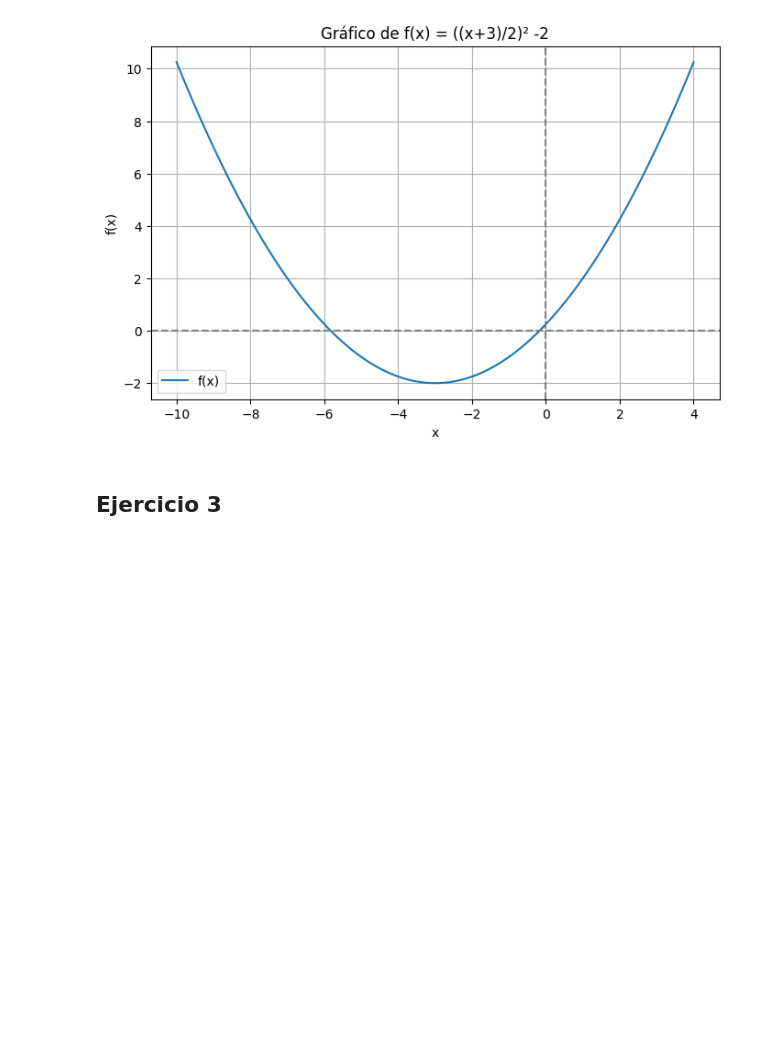
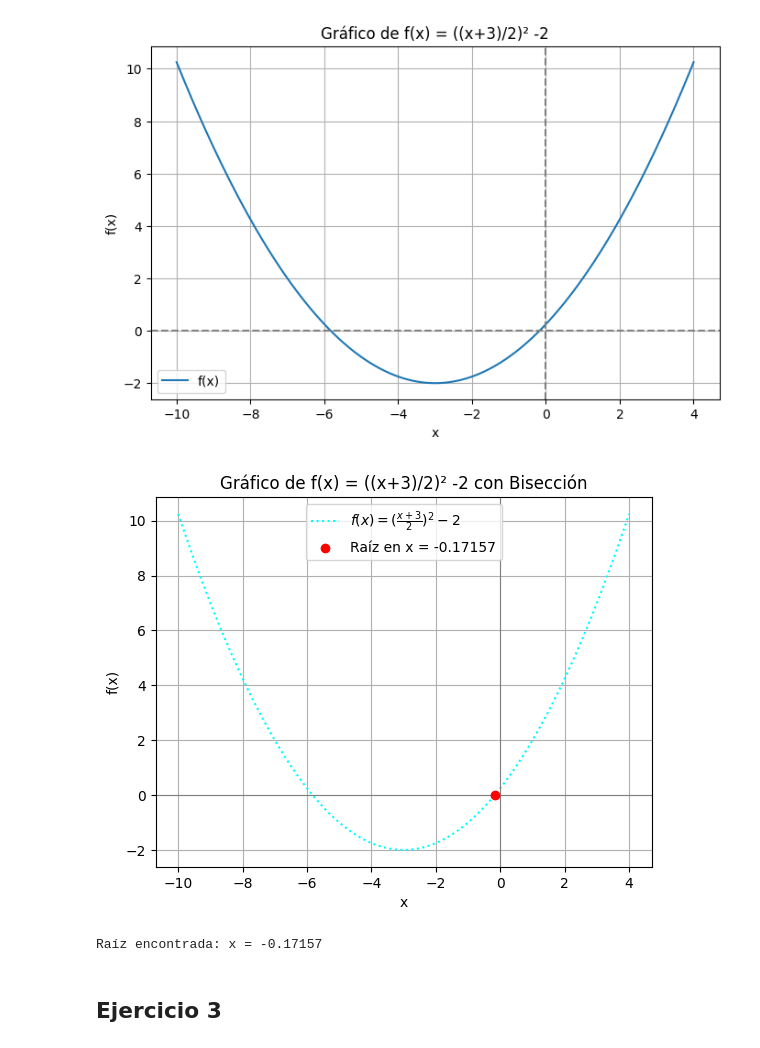
Before and after one commit to dxcam/TalleresMetodosNumericos, a Jupyter notebook: Taller02/taller02cc.ipynb, the cells around one changed output. Drawn from its saved outputs; the diff is of its cells as text; code cells hidden in the pictures; blank space fills up the shorter version.

```diff
--- a/Taller02/taller02cc.ipynb
+++ b/Taller02/taller02cc.ipynb
@@ -174,6 +174,81 @@ plt.legend()
 plt.show()
 # %% [output]
 [figure]
+# %%
+import matplotlib.pyplot as plt
+import numpy as np
+
+# Definir la función f(x)
+def f(x):
+    return (((x+3)/2)**2 - 2 )
+
+# Algoritmo de bisección
+def bisection_method(f, a, b, tol=1e-5, max_iter=1000):
+    # Verificar que los signos de f(a) y f(b) sean opuestos
+    if f(a) * f(b) >= 0:
+        print("No se puede aplicar el método de bisección. Los signos de f(a) y f(b) deben ser opuestos.")
+        return None
+
+    iter_count = 0
+    while (b - a) / 2.0 > tol:
+        # Punto medio
+        c = (a + b) / 2.0
+        # Verificar si el punto medio es una raíz
+        if f(c) == 0:
+            return c
+        # Actualizar el intervalo
+        elif f(c) * f(a) < 0:
+            b = c
+        else:
+            a = c
+
+        iter_count += 1
+        if iter_count > max_iter:
+            print("Se alcanzó el número máximo de iteraciones.")
+            return None
+
+    return (a + b) / 2.0
+
+# Definir el rango de valores para x
+x = np.linspace(-10, 4, 800)
+y = f(x)
+
+# Graficar la función con la línea de puntos
+plt.plot(x, y, label=r'$f(x) = (\frac{x+3}{2})^2-2$', color='cyan', linestyle=':')
+
+# Definir el intervalo [a, b] donde se busca la raíz
+a = -4
+b = 2
+
+# Llamar al método de bisección
+root = bisection_method(f, a, b)
+
+# Mostrar la raíz encontrada en la gráfica
+if root is not None:
+    plt.scatter(root, f(root), color='red', zorder=5, label=f'Raíz en x = {root:.5f}')
+
+# Agregar título y etiquetas
+plt.title('Gráfico de f(x) = ((x+3)/2)² -2 con Bisección')
+plt.xlabel('x')
+plt.ylabel('f(x)')
+
+# Mostrar la cuadrícula y los ejes
+plt.grid(True)
+plt.axhline(0, color='gray', linewidth=0.8)  # Eje X
+plt.axvline(0, color='gray', linewidth=0.8)  # Eje Y
+
+# Agregar leyenda
+plt.legend()
+
+# Mostrar la gráfica
+plt.show()
+
+# Mostrar la raíz en consola
+if root is not None:
+    print(f'Raíz encontrada: x = {root:.5f}')
+# %% [output]
+[figure, added]
+Raíz encontrada: x = -0.17157
 # %% [markdown]
 ## Ejercicio 3
 # %% [markdown]
```
Also changed, not shown: parts of 1 cell of this notebook, 1 other file.
